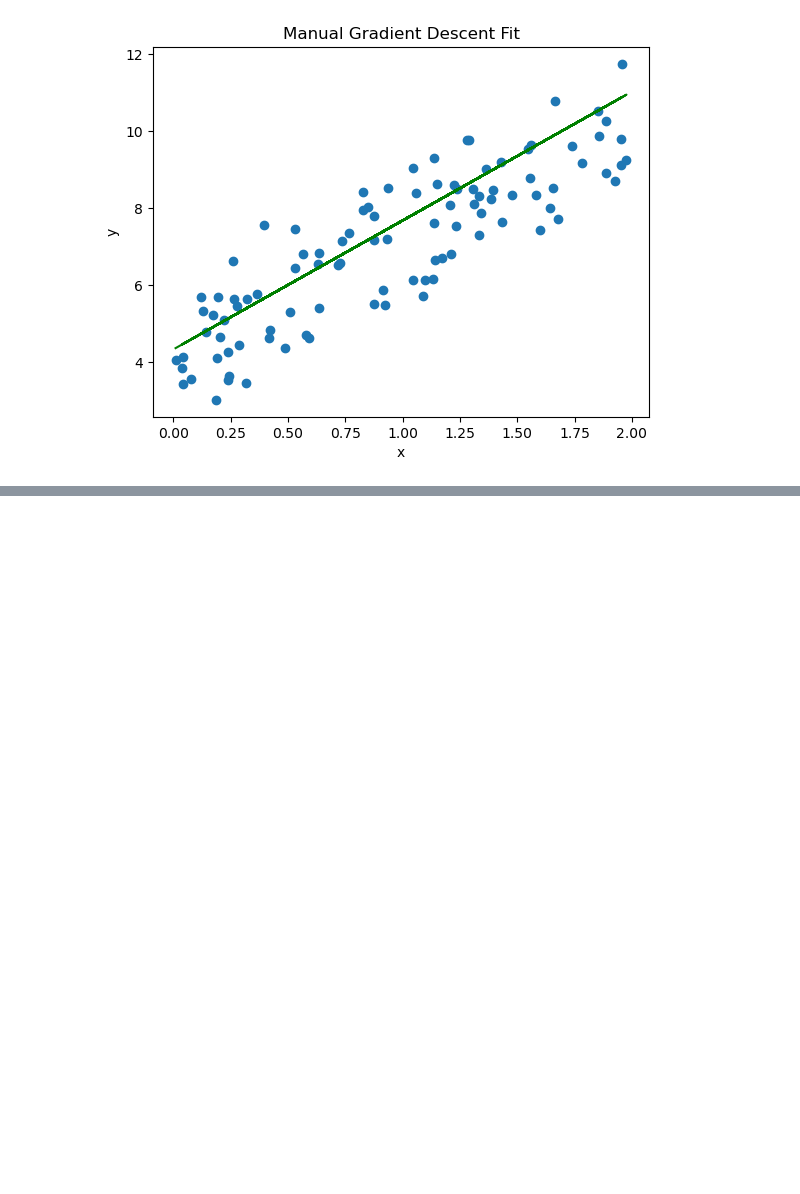
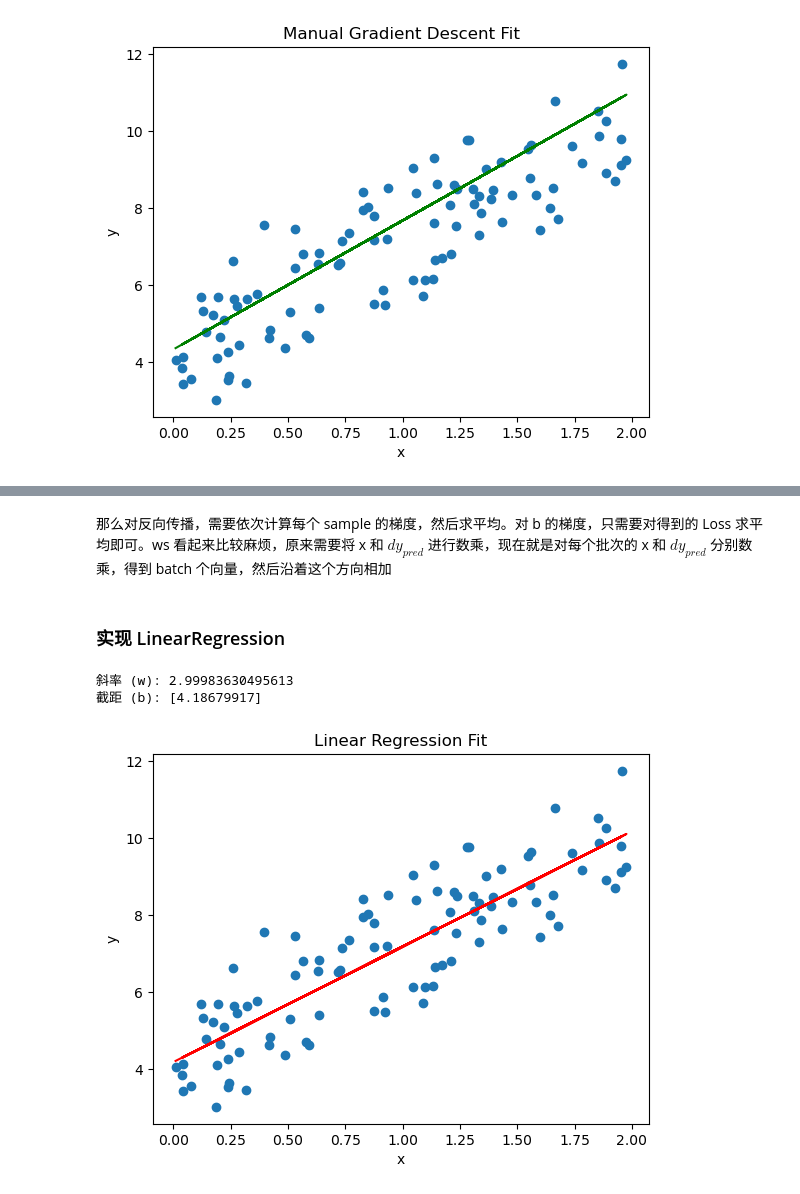
Before and after one commit to MoleSir/lumen, a Jupyter notebook: lumen-ml/python/ch01_线性回归.ipynb, the cells around one changed output, grey strips where cells are left out. Cells and saved outputs as stored; diff of their text form; code cells hidden in the pictures; blank space fills up the shorter version.

```diff
--- a/lumen-ml/python/ch01_线性回归.ipynb
+++ b/lumen-ml/python/ch01_线性回归.ipynb
@@ -196,0 +352,2 @@ plt.show()
+# %% [markdown]
+那么对反向传播，需要依次计算每个 sample 的梯度，然后求平均。对 b 的梯度，只需要对得到的 Loss 求平均即可。ws 看起来比较麻烦，原来需要将 x 和 $dy_{pred}$ 进行数乘，现在就是对每个批次的 x 和 $dy_{pred}$ 分别数乘，得到 batch 个向量，然后沿着这个方向相加
@@ -196,0 +381,2 @@ plt.show()
+# %% [markdown]
+### 实现 LinearRegression
@@ -196,0 +414,26 @@ plt.show()
+# %%
+import numpy as np
+import matplotlib.pyplot as plt
+
+np.random.seed(0)
+x = 2 * np.random.rand(100, 1)
+y = 4 + 3 * x + np.random.randn(100, 1)
+
+
+model = MyLinearRegression()
+model.fit(x, y)
+print(f"斜率 (w): {model.coef_[0]}")
+print(f"截距 (b): {model.intercept_}")
+y_pred = model.predict(x)
+
+# 可视化拟合结果
+plt.scatter(x, y)
+plt.plot(x, y_pred, color='red')
+plt.xlabel('x')
+plt.ylabel('y')
+plt.title('Linear Regression Fit')
+plt.show()
+# %% [output]
+斜率 (w): 2.99983630495613
+截距 (b): [4.18679917]
+[figure, added]
```
Also changed, not shown: parts of 15 cells of this notebook, 45 other files.
